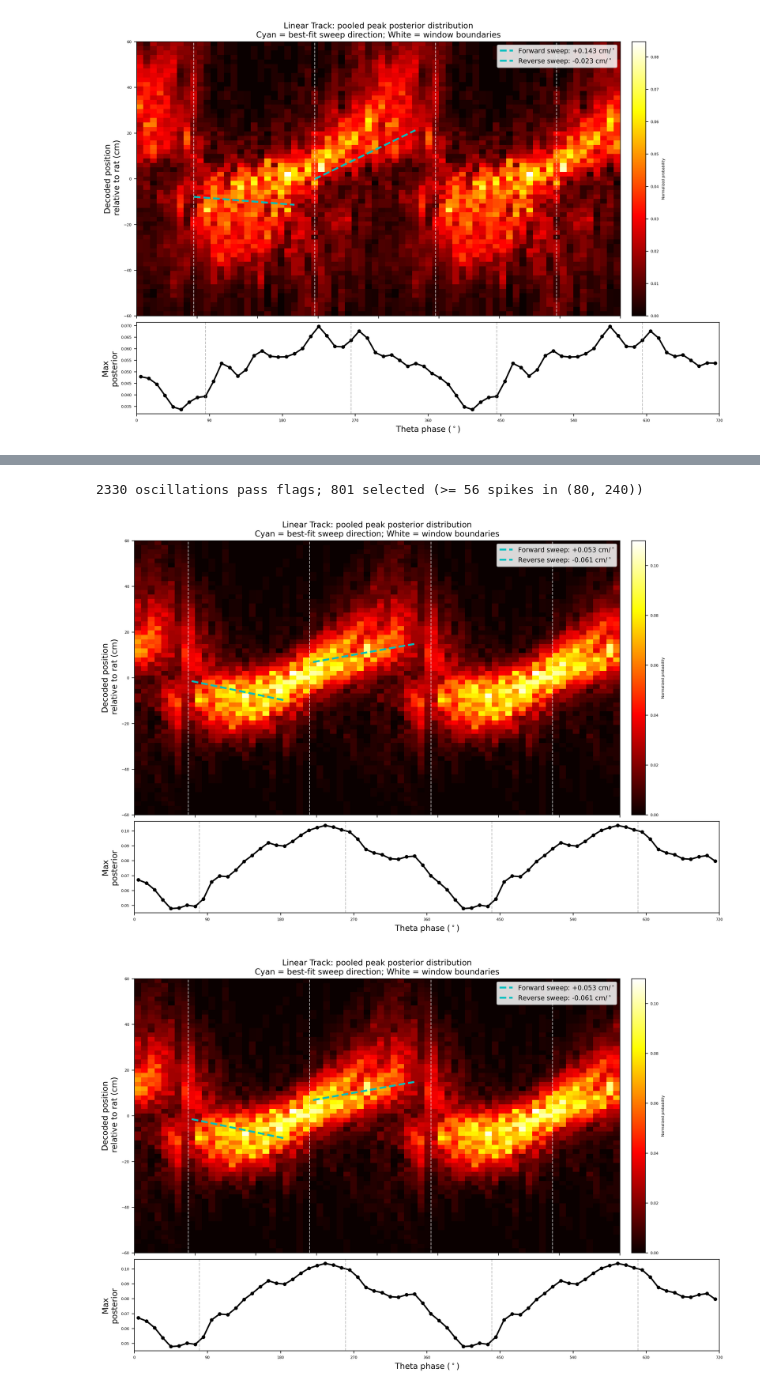
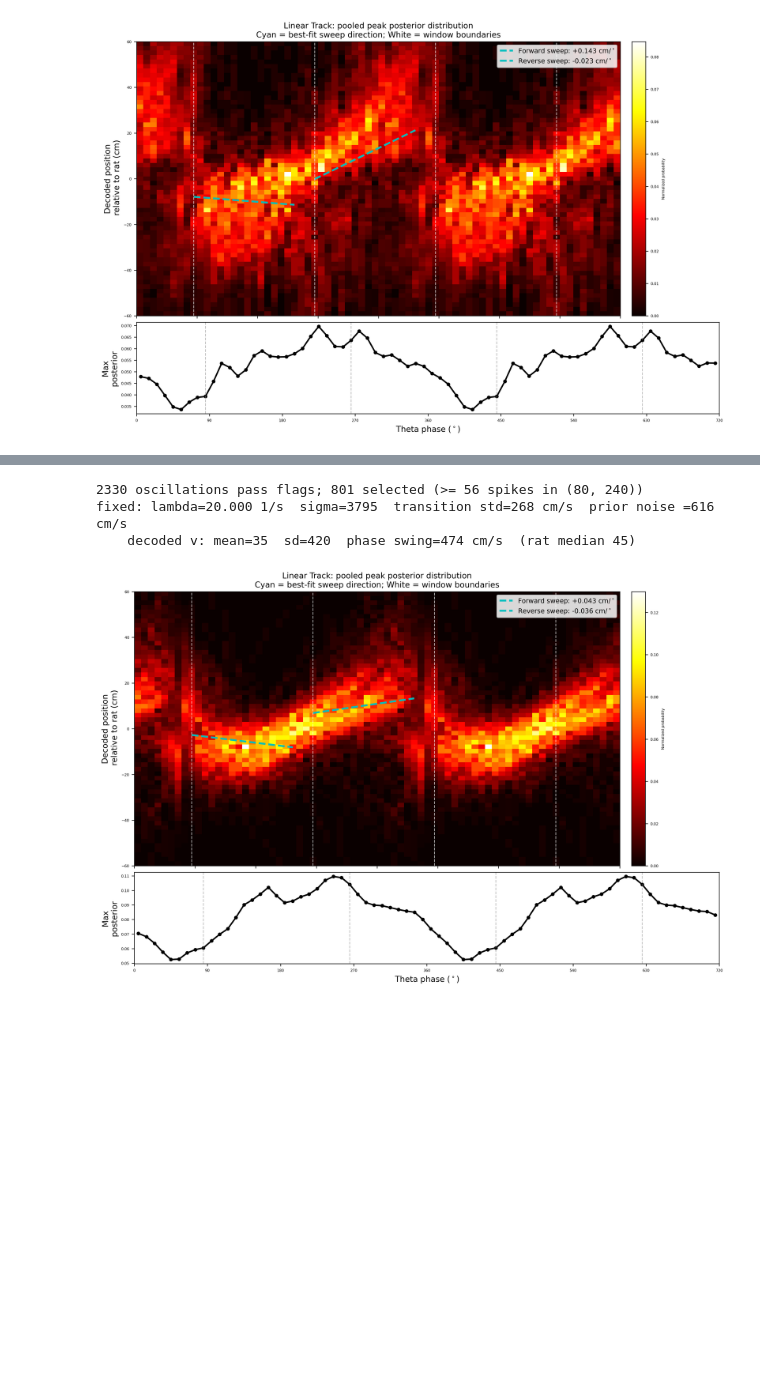
Before and after one commit to Zhang-CNL/PO-OU, a Jupyter notebook: notebooks/test_analysis.ipynb, the cells around one changed output, grey strips where cells are left out. Drawn from its saved outputs; the diff is of its cells as text; code cells hidden in the pictures; blank space fills up the shorter version.

```diff
--- a/notebooks/test_analysis.ipynb
+++ b/notebooks/test_analysis.ipynb
@@ -20,8 +17,9 @@ import hippocampalseq.preprocessing as hsep
 import hippocampalseq.models as hsem
 import hippocampalseq.plotting as hsepl
 import hippocampalseq.analysis as hsea
-load_dotenv()
+load_dotenv(Path.cwd().parent / ".env")
 BASE_DIR = Path(os.environ["HSE_DATA_DIR"])
+data_path = BASE_DIR
 # %%
 theta_time_window_s  = 20/1000#60 / 1000
 theta_time_window_advance_s  = 5/1000#60 / 1000
@@ -495,3 +498,27 @@ print(bimodal_fr.shape, population_stats['bimodal']['n_cells'])
+# %%
+axis_col = raw_data.environment_size.axes()[0]
+rat_med = np.median(np.concatenate([f['Velocity'].values for f in theta_data.ground_truth]))
+
+def summarize_dynamics(model, vals=None, label=""):
+    lmb, sig = torch.exp(model.decay).item(), torch.exp(model.diffusion).item()
+    dt = float(model.dt)
+    M  = 1 - lmb * dt
+    v_sd = (sig**2 * dt / (1 - M**2))**0.5                    # discrete stationary sd
+    print(f"{label}: lambda={lmb:.3f} 1/s  sigma={sig:.0f}  "
+            f"transition std={sig*dt**0.5:.0f} cm/s  prior noise ={v_sd:.0f} cm/s")
+    if vals is None:
+        return
+    lat, v, ph = model.latent_dim, [], []
+    for vm, frame in zip(vals.smoothed_mean, theta_data.ground_truth):
+        pos = frame[axis_col].values
+        d = np.sign(pos[-1] - pos[0]) or 1.0
+        v.append(vm[:, :lat, 0].detach().numpy()[:, 0] * d)
+        ph.append(np.mod(frame['Phase Deg'].values, 360.0))
+    v, ph = np.concatenate(v), np.concatenate(ph)
+    b = np.clip(np.digitize(ph, np.arange(0, 361, 10)) - 1, 0, 35)
+    m = np.array([v[b == k].mean() for k in range(36)])
+    print(f"    decoded v: mean={v.mean():.0f}  sd={v.std():.0f}  "
+          f"phase swing={m.max()-m.min():.0f} cm/s  (rat median {rat_med:.0f})")
 # %%
 ###Both does not filter theta phases by direction animal is running
 ### Pos runs are when animal is running up the track, neg is opposite direcition
@@ -546,18 +568,25 @@ oscillations used: 801
 # %%
-LMB, V_STD = 20.0, 150.0                      # 50 ms velocity time constant, 150 cm/s
-momentum.decay  = torch.log(torch.tensor([LMB], dtype=torch.float64))
+LMB, V_STD = 20.0, 600.0
+
+momentum.decay     = torch.log(torch.tensor([LMB], dtype=torch.float64))
 momentum.diffusion = torch.log(torch.tensor([V_STD * (2*LMB)**0.5], dtype=torch.float64))
 
 X = momentum._initialize_observations(momentum.approximate_mean)
 momentum._initialize_globals("train")
+
 vals, _ = momentum.e_step(momentum._initialize_values(X), mode="train")
 
 ssm_grids = gaussian_to_grid(vals.smoothed_mean, vals.smoothed_cov,
                             raw_data.environment_size, bin_size, momentum.latent_dim)
-r_ssm = peak_posterior_new(ssm_grids, raw_data.environment_size,
-                            theta_data.ground_truth, theta_data.spikes)
-hsepl.plot_across_session_decoding_hist(r_ssm['norm_dist'])
+
+r_ssm = peak_posterior_new(ssm_grids, raw_data.environment_size, theta_data.ground_truth, theta_data.spikes)
+
+hsepl.plot_across_session_decoding_hist(r_ssm['norm_dist'],
+    forward_window=tuple(win['forward_window']), reverse_window=tuple(win['reverse_window']))
+
+summarize_dynamics(momentum, vals, "fixed")
 # %% [output]
 2330 oscillations pass flags; 801 selected (>= 56 spikes in (80, 240))
+fixed: lambda=20.000 1/s  sigma=3795  transition std=268 cm/s  prior noise =616 cm/s
+    decoded v: mean=35  sd=420  phase swing=474 cm/s  (rat median 45)
-[figure, old version]
+[figure, new version]
-[figure, removed]
```
Also changed, not shown: parts of 10 cells of this notebook, 3 other files.
